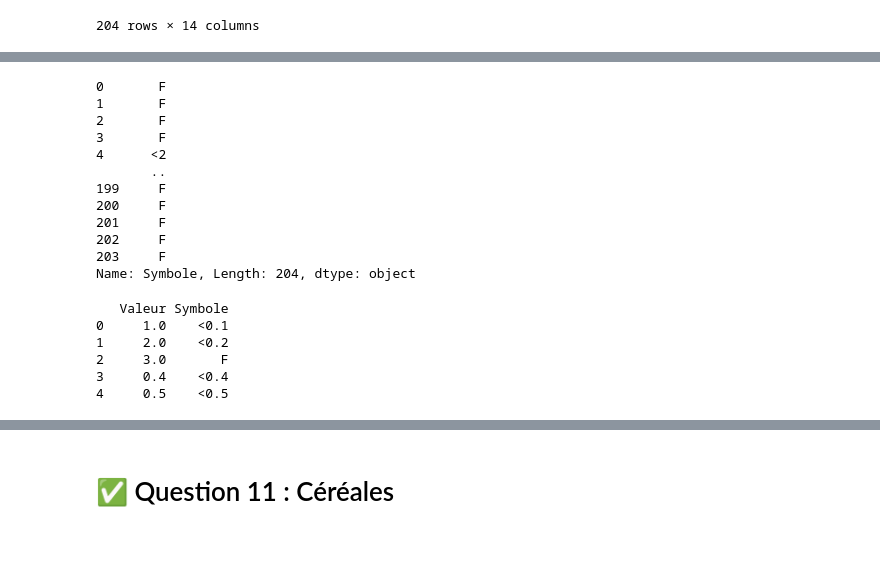
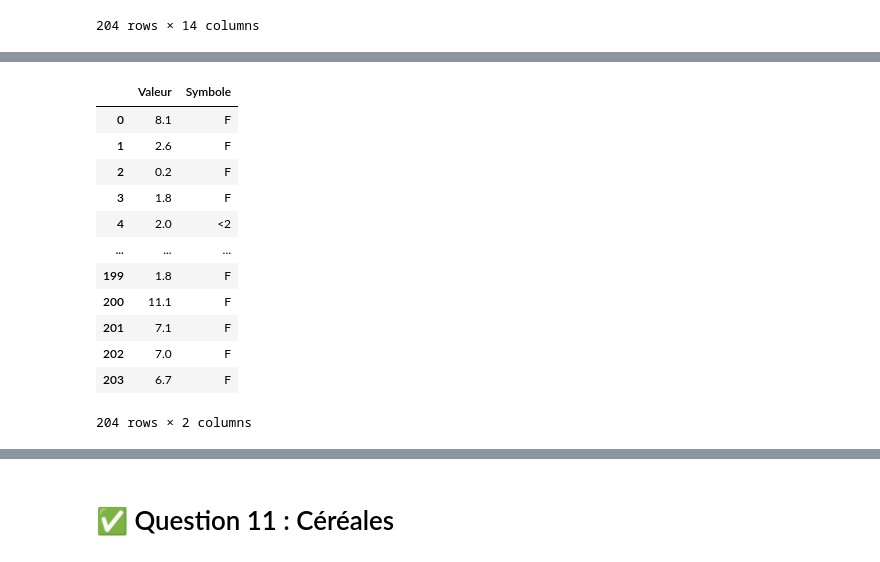
Before and after one commit to Lorenzo1208/Brief_fao, a Jupyter notebook: FAO.ipynb, the cells around one changed output, grey strips where cells are left out. Cells and saved outputs as stored; diff of their text form; code cells hidden in the pictures.

```diff
--- a/FAO.ipynb
+++ b/FAO.ipynb
@@ -532,35 +532,22 @@ population_df.head()
 | 2 | FBS | Food Balance Sheets | 4 | Algeria | 511 | Total Population - Both sexes | 2501 | Population | 2013 | ... |
 | 3 | FBS | Food Balance Sheets | 7 | Angola | 511 | Total Population - Both sexes | 2501 | Population | 2013 | ... |
 | 4 | FBS | Food Balance Sheets | 8 | Antigua and Barbuda | 511 | Total Population - Both sexes | 2501 | Population | 2013 | ... |
-# %%
-sous_alimentation_df['Symbole']
-# %% [output]
-0       F
-1       F
-2       F
-3       F
-4      <2
-       ..
-199     F
-200     F
-201     F
-202     F
-203     F
-Name: Symbole, Length: 204, dtype: object
 # %%
-import pandas as pd
-import re
-
-df = pd.DataFrame({'Valeur': [1, 2, 3,float('nan'),float('nan')], 'Symbole': ['<0.1', '<0.2','F','<0.4','<0.5']})
-
-df["Valeur"] = df["Valeur"].where(pd.notnull(df["Valeur"]), df["Symbole"].apply(lambda x: float(re.findall("\d+\.\d+", x)[0]) if re.search("\d+\.\d+", x) else None), axis=0)
-
-print(df)
+sous_alimentation_df["Valeur"] = pd.to_numeric(sous_alimentation_df["Valeur"], errors='coerce')
+sous_alimentation_df["Valeur"] = sous_alimentation_df["Valeur"].where(pd.notnull(sous_alimentation_df["Valeur"]), sous_alimentation_df["Symbole"].apply(lambda x: float(re.findall("\d+\.\d+|\d+", x)[0]) if re.search("\d+\.\d+|\d+", x) else None), axis=0)
+sous_alimentation_df[["Valeur","Symbole"]]
 # %% [output]
+|  | Valeur | Symbole |
+| 0 | 8.1 | F |
+| 1 | 2.6 | F |
+| 2 | 0.2 | F |
+| 3 | 1.8 | F |
+| 4 | 2.0 | <2 |
+| ... | ... | ... |
+| 199 | 1.8 | F |
+| 200 | 11.1 | F |
+| 201 | 7.1 | F |
+| 202 | 7.0 | F |
+| 203 | 6.7 | F |
-   Valeur Symbole
-0     1.0    <0.1
-1     2.0    <0.2
-2     3.0       F
-3     0.4    <0.4
-4     0.5    <0.5
+204 rows × 2 columns
 # %%
```
Also changed, not shown: parts of 5 cells of this notebook.
